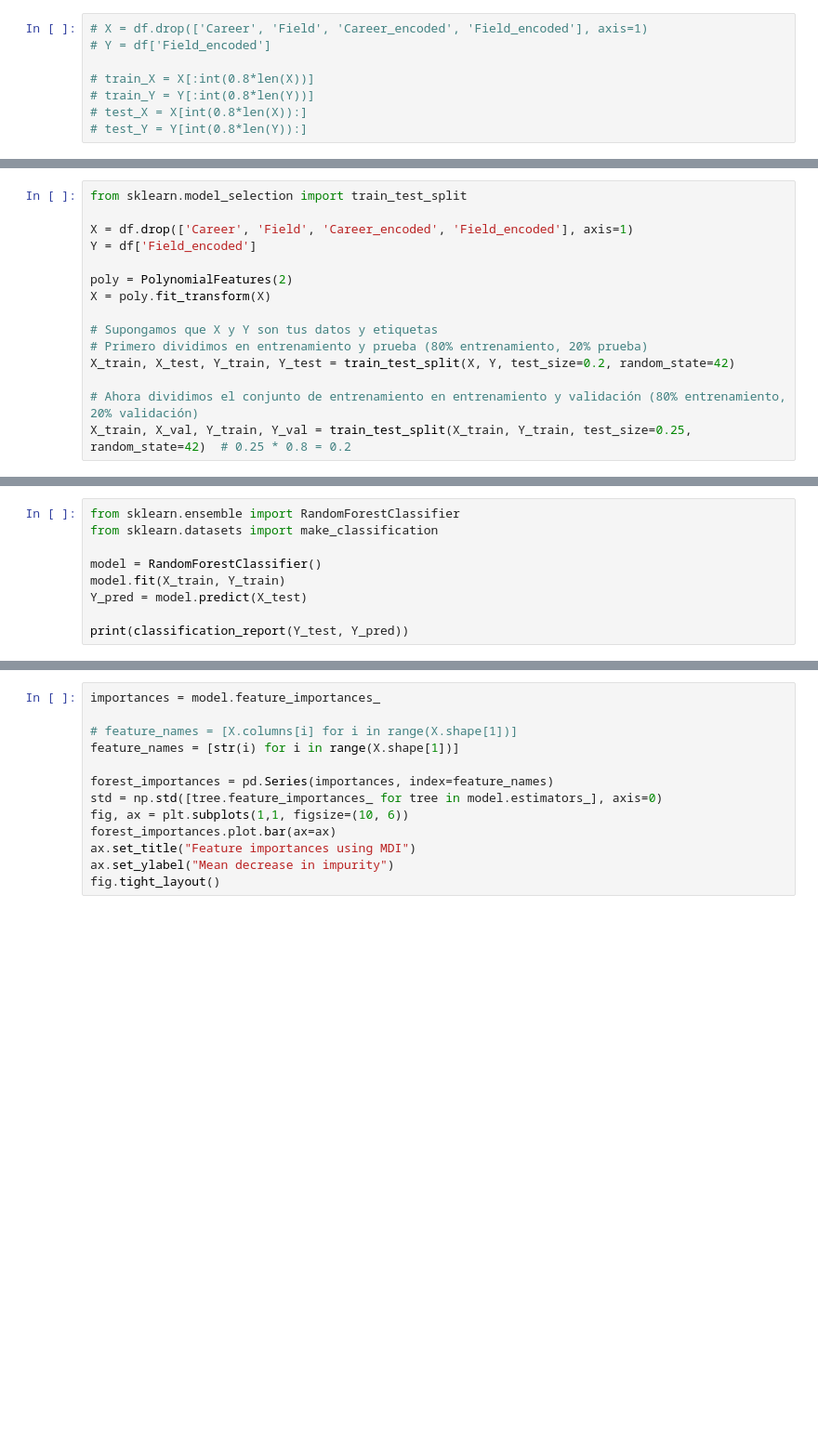
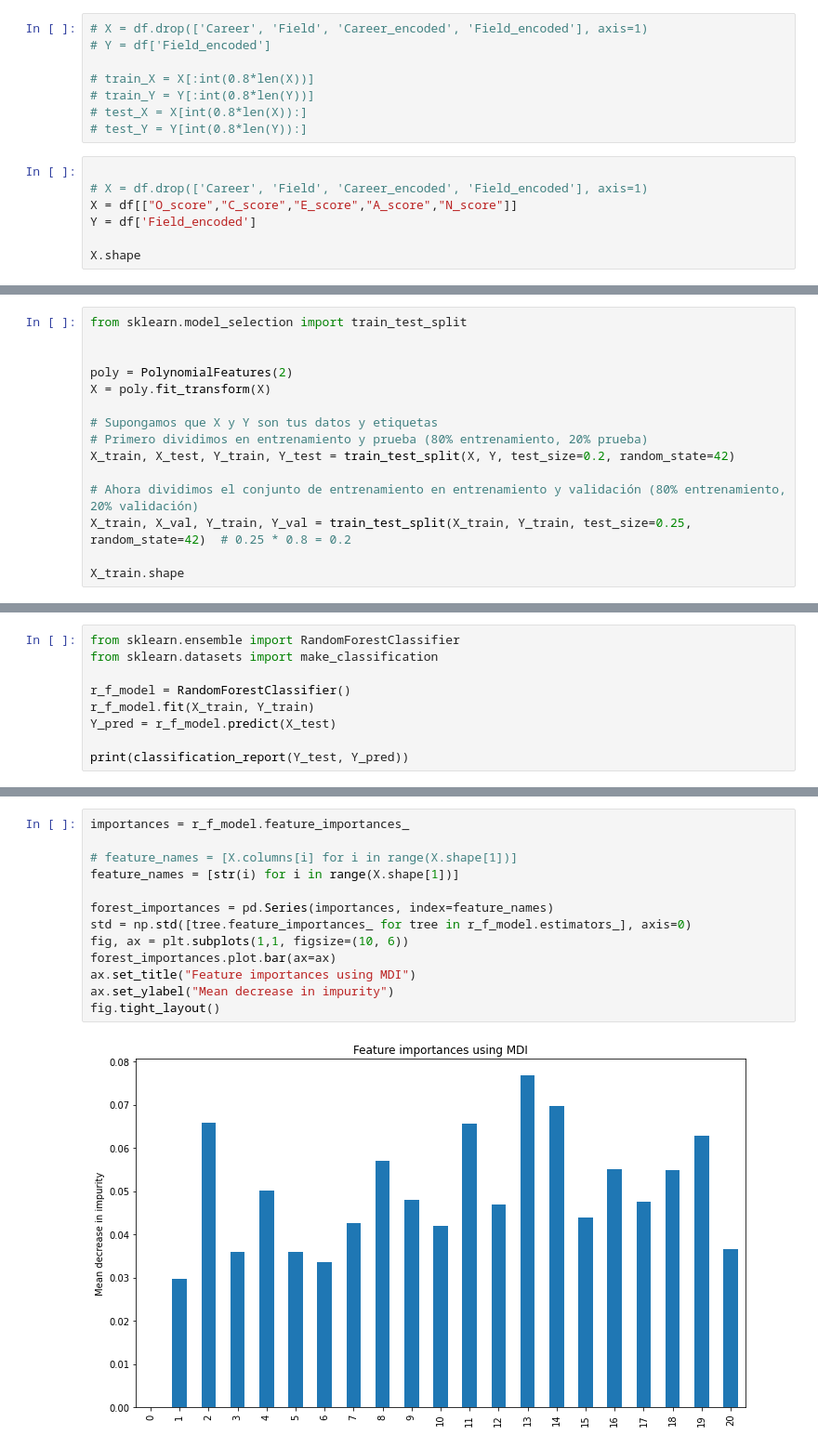
Before and after one commit to MartinBerestovoy/hodos-ia, a Jupyter notebook: career_prediction.ipynb, the cells around one changed output, grey strips where cells are left out. Shown at 93% size. Cells and saved outputs as stored; diff of their text form; blank space fills up the shorter version.

Commit message:
cambiamos de modelo

```diff
--- a/career_prediction.ipynb
+++ b/career_prediction.ipynb
@@ -111,3 +143,10 @@ sub_df.corr()
 # train_Y = Y[:int(0.8*len(Y))]
 # test_X = X[int(0.8*len(X)):]
 # test_Y = Y[int(0.8*len(Y)):]
+# %%
+
+# X = df.drop(['Career', 'Field', 'Career_encoded', 'Field_encoded'], axis=1)
+X = df[["O_score","C_score","E_score","A_score","N_score"]]
+Y = df['Field_encoded']
+
+X.shape
@@ -114,8 +155,6 @@ sub_df.corr()
 # %%
 from sklearn.model_selection import train_test_split
 
-X = df.drop(['Career', 'Field', 'Career_encoded', 'Field_encoded'], axis=1)
-Y = df['Field_encoded']
 
 poly = PolynomialFeatures(2)
 X = poly.fit_transform(X)
@@ -126,3 +165,5 @@ X_train, X_test, Y_train, Y_test = train_test_split(X, Y, test_size=0.2, random_
 
 # Ahora dividimos el conjunto de entrenamiento en entrenamiento y validación (80% entrenamiento, 20% validación)
 X_train, X_val, Y_train, Y_val = train_test_split(X_train, Y_train, test_size=0.25, random_state=42)  # 0.25 * 0.8 = 0.2
+
+X_train.shape
@@ -130,8 +173,8 @@ X_train, X_val, Y_train, Y_val = train_test_split(X_train, Y_train, test_size=0.
 from sklearn.ensemble import RandomForestClassifier
 from sklearn.datasets import make_classification
 
-model = RandomForestClassifier()
-model.fit(X_train, Y_train)
-Y_pred = model.predict(X_test)
+r_f_model = RandomForestClassifier()
+r_f_model.fit(X_train, Y_train)
+Y_pred = r_f_model.predict(X_test)
 
 print(classification_report(Y_test, Y_pred))
@@ -184,13 +250,15 @@ joblib.dump(model, 'model.pkl')
 # %%
-importances = model.feature_importances_
+importances = r_f_model.feature_importances_
 
 # feature_names = [X.columns[i] for i in range(X.shape[1])]
 feature_names = [str(i) for i in range(X.shape[1])]
 
 forest_importances = pd.Series(importances, index=feature_names)
-std = np.std([tree.feature_importances_ for tree in model.estimators_], axis=0)
+std = np.std([tree.feature_importances_ for tree in r_f_model.estimators_], axis=0)
 fig, ax = plt.subplots(1,1, figsize=(10, 6))
 forest_importances.plot.bar(ax=ax)
 ax.set_title("Feature importances using MDI")
 ax.set_ylabel("Mean decrease in impurity")
 fig.tight_layout()
+# %% [output]
+[figure, added]
```
Also changed, not shown: parts of 20 cells of this notebook.
